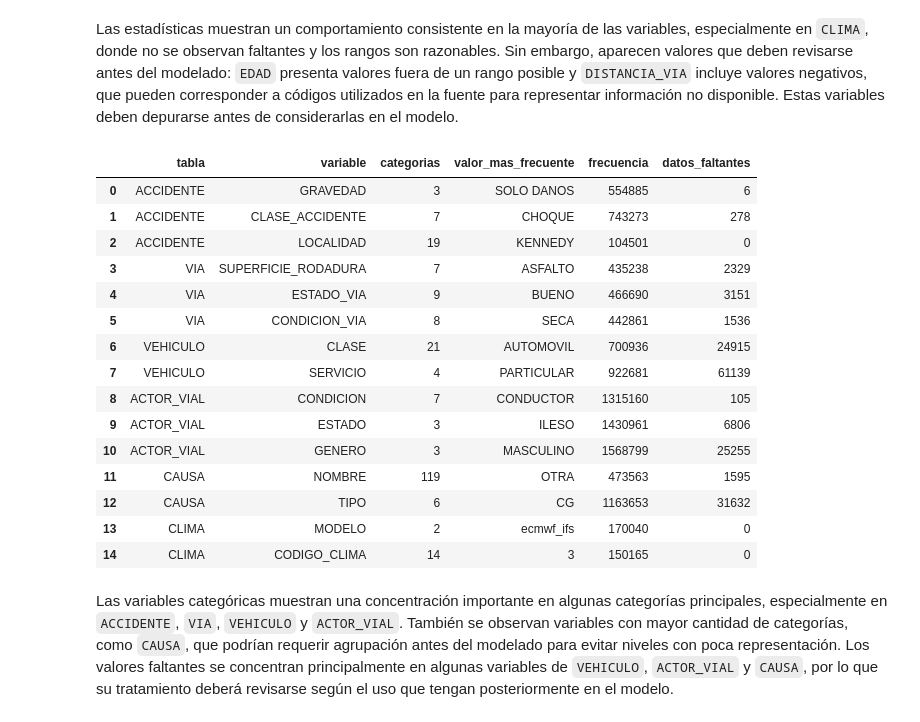
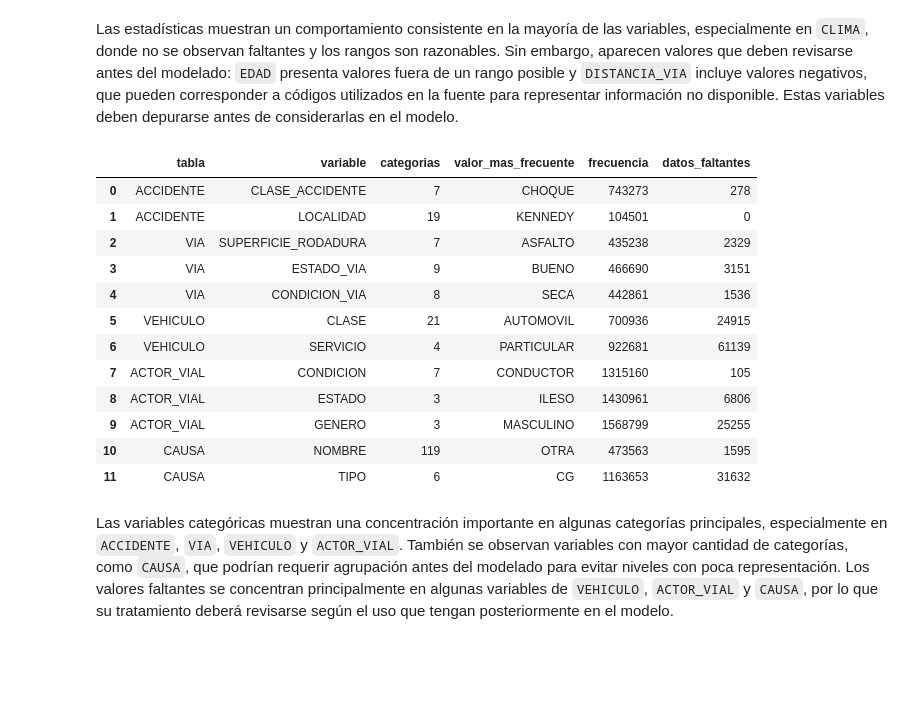
Before and after one commit to carlossil05/Prediruta, a Jupyter notebook: data/limpieza_estructuracion_bd.ipynb, the cells around one changed output. Cells and saved outputs as stored; diff of their text form; code cells hidden in the pictures; blank space fills up the shorter version.

```diff
--- a/data/limpieza_estructuracion_bd.ipynb
+++ b/data/limpieza_estructuracion_bd.ipynb
@@ -783,7 +818,7 @@ FECHA_SONDA_IFS = pd.Timestamp('2020-01-01') # Fecha de referencia para la sonda
 RUTA_NODOS_IFS = CACHE_CLIMA / 'nodos_ecmwf_ifs_bogota.csv' # Ruta para almacenar los nodos ECMWF IFS identificados sobre Bogotá
 VARIABLES_CLIMA = [ # Lista de variables climáticas a descargar desde la API de Open-Meteo
     'temperature_2m','relative_humidity_2m','apparent_temperature',
-    'precipitation','rain','weather_code','cloud_cover','surface_pressure',
+    'precipitation','rain','cloud_cover','surface_pressure',
     'wind_speed_10m','wind_direction_10m',
 ]
 # %%
@@ -1337,14 +1389,13 @@ relacion_accidente_clima = (
 clima_final = clima.loc[clima['temperature_2m'].notna()].rename(columns={
     'temperature_2m':'TEMPERATURA_2M','relative_humidity_2m':'HUMEDAD_RELATIVA_2M',
     'apparent_temperature':'SENSACION_TERMICA','precipitation':'PRECIPITACION','rain':'LLUVIA',
-    'weather_code':'CODIGO_CLIMA','cloud_cover':'NUBOSIDAD','surface_pressure':'PRESION_SUPERFICIE',
+    'cloud_cover':'NUBOSIDAD','surface_pressure':'PRESION_SUPERFICIE',
     'wind_speed_10m':'VELOCIDAD_VIENTO_10M','wind_direction_10m':'DIRECCION_VIENTO_10M',
 })[[
-    'CLIMA_ID','FECHA_HORA_CLIMA','LATITUD_CELDA','LONGITUD_CELDA',
-    'LATITUD_MODELO','LONGITUD_MODELO','ELEVACION_MODELO_M',
+    'CLIMA_ID','FECHA_HORA_CLIMA',
     'TEMPERATURA_2M','HUMEDAD_RELATIVA_2M','SENSACION_TERMICA','PRECIPITACION','LLUVIA',
-    'CODIGO_CLIMA','NUBOSIDAD','PRESION_SUPERFICIE','VELOCIDAD_VIENTO_10M',
-    'DIRECCION_VIENTO_10M','MODELO','FUENTE'
+    'NUBOSIDAD','PRESION_SUPERFICIE','VELOCIDAD_VIENTO_10M',
+    'DIRECCION_VIENTO_10M'
 ]].drop_duplicates('CLIMA_ID')
 # %% [markdown]
 ### Resultado de la construcción de `CLIMA`
@@ -1450,19 +1496,16 @@ En esta etapa se construye la tabla final de `ACCIDENTE` a partir de los registr
 # %%
+# Creación de la variable objetivo antes de retirar GRAVEDAD del conjunto final
+a['OBJETIVO_GRAVE'] = normalizar_categoria(a['GRAVEDAD']).ne('SOLO DANOS').astype('int8')
+
 # Creación de la tabla final de ACCIDENTE con registros únicos por accidente y su relación con la tabla CLIMA
 accidente_final = a.loc[a['REGISTRO_UTILIZABLE'], [
-    'ACCIDENTE_ID','FORMULARIO','FECHA_HORA','LATITUD','LONGITUD','DIRECCION','GRAVEDAD',
-    'CLASE_ACC','LOCALIDAD','BARRIO','CIV','PK_CALZADA','MVINOMBRE','DISTANCIA_VIA'
-]].rename(columns={'CLASE_ACC':'CLASE_ACCIDENTE','MVINOMBRE':'VIA_CERCANA'})
+    'ACCIDENTE_ID','FECHA_HORA','LATITUD','LONGITUD','CLASE_ACC','LOCALIDAD',
+    'OBJETIVO_GRAVE'
+]].rename(columns={'CLASE_ACC':'CLASE_ACCIDENTE'})
 accidente_final = accidente_final.merge(
     relacion_accidente_clima, on='ACCIDENTE_ID', how='left', validate='1:1'
 )
-# Creación de columnas adicionales para análisis temporal y categórico
-accidente_final['ANIO'] = accidente_final['FECHA_HORA'].dt.year
-accidente_final['MES'] = accidente_final['FECHA_HORA'].dt.month
-accidente_final['DIA_SEMANA'] = accidente_final['FECHA_HORA'].dt.dayofweek
-accidente_final['HORA'] = accidente_final['FECHA_HORA'].dt.hour
-accidente_final['ES_FIN_SEMANA'] = accidente_final['DIA_SEMANA'].isin([5,6]).astype('int8')
-accidente_final['OBJETIVO_GRAVE'] = normalizar_categoria(accidente_final['GRAVEDAD']).ne('SOLO DANOS').astype('int8')
+# Las variables temporales se derivarán de FECHA_HORA durante el modelado.
 # %%
 # Resumen de la depuración de registros de la tabla ACCIDENTE y su relación con la tabla CLIMA
 resultado_accidente_final = pd.DataFrame([
@@ -1498,7 +1540,7 @@ En esta etapa se revisan las principales variables numéricas y categóricas de
 # %%
 # Resumen de estadísticas descriptivas de las variables numéricas de las tablas finales
 variables_numericas = {
-    'ACCIDENTE': (accidente_final, ['LATITUD','LONGITUD','DISTANCIA_VIA','ANIO','MES','HORA']),
+    'ACCIDENTE': (accidente_final, ['LATITUD','LONGITUD']),
     'VIA': (via_final, ['N_CALZADAS','N_CARRILES']),
     'ACTOR_VIAL': (actor_final, ['EDAD']),
     'CLIMA': (clima_final, [
@@ -1545,47 +1583,43 @@ Las estadísticas muestran un comportamiento consistente en la mayoría de las v
 # %%
 # Resumen de estadísticas descriptivas de las variables categóricas de las tablas finales
 variables_categoricas = {
-    'ACCIDENTE': (accidente_final, ['GRAVEDAD','CLASE_ACCIDENTE','LOCALIDAD']),
+    'ACCIDENTE': (accidente_final, ['CLASE_ACCIDENTE','LOCALIDAD']),
     'VIA': (via_final, ['SUPERFICIE_RODADURA','ESTADO_VIA','CONDICION_VIA']),
     'VEHICULO': (vehiculo_final, ['CLASE','SERVICIO']),
     'ACTOR_VIAL': (actor_final, ['CONDICION','ESTADO','GENERO']),
     'CAUSA': (causa_final, ['NOMBRE','TIPO']),
-    'CLIMA': (clima_final, ['MODELO','CODIGO_CLIMA']),
 }
 
 resumen_categorias = []
 for nombre, (tabla, variables) in variables_categoricas.items():
     for variable in variables:
         conteo = tabla[variable].value_counts(dropna=False)
         resumen_categorias.append([
             nombre, variable, tabla[variable].nunique(dropna=True),
             conteo.index[0] if len(conteo) else pd.NA,
             conteo.iloc[0] if len(conteo) else 0,
             tabla[variable].isna().sum(),
         ])
 
 resumen_categorias = pd.DataFrame(resumen_categorias, columns=[
     'tabla','variable','categorias','valor_mas_frecuente','frecuencia','datos_faltantes'
 ])
 
 display(resumen_categorias)
 # %% [output]
 |  | tabla | variable | categorias | valor_mas_frecuente | frecuencia | datos_faltantes |
-| 0 | ACCIDENTE | GRAVEDAD | 3 | SOLO DANOS | 554885 | 6 |
-| 1 | ACCIDENTE | CLASE_ACCIDENTE | 7 | CHOQUE | 743273 | 278 |
-| 2 | ACCIDENTE | LOCALIDAD | 19 | KENNEDY | 104501 | 0 |
-| 3 | VIA | SUPERFICIE_RODADURA | 7 | ASFALTO | 435238 | 2329 |
-| 4 | VIA | ESTADO_VIA | 9 | BUENO | 466690 | 3151 |
-| 5 | VIA | CONDICION_VIA | 8 | SECA | 442861 | 1536 |
-| 6 | VEHICULO | CLASE | 21 | AUTOMOVIL | 700936 | 24915 |
-| 7 | VEHICULO | SERVICIO | 4 | PARTICULAR | 922681 | 61139 |
-| 8 | ACTOR_VIAL | CONDICION | 7 | CONDUCTOR | 1315160 | 105 |
-| 9 | ACTOR_VIAL | ESTADO | 3 | ILESO | 1430961 | 6806 |
-| 10 | ACTOR_VIAL | GENERO | 3 | MASCULINO | 1568799 | 25255 |
-| 11 | CAUSA | NOMBRE | 119 | OTRA | 473563 | 1595 |
-| 12 | CAUSA | TIPO | 6 | CG | 1163653 | 31632 |
-| 13 | CLIMA | MODELO | 2 | ecmwf_ifs | 170040 | 0 |
-| 14 | CLIMA | CODIGO_CLIMA | 14 | 3 | 150165 | 0 |
+| 0 | ACCIDENTE | CLASE_ACCIDENTE | 7 | CHOQUE | 743273 | 278 |
+| 1 | ACCIDENTE | LOCALIDAD | 19 | KENNEDY | 104501 | 0 |
+| 2 | VIA | SUPERFICIE_RODADURA | 7 | ASFALTO | 435238 | 2329 |
+| 3 | VIA | ESTADO_VIA | 9 | BUENO | 466690 | 3151 |
+| 4 | VIA | CONDICION_VIA | 8 | SECA | 442861 | 1536 |
+| 5 | VEHICULO | CLASE | 21 | AUTOMOVIL | 700936 | 24915 |
+| 6 | VEHICULO | SERVICIO | 4 | PARTICULAR | 922681 | 61139 |
+| 7 | ACTOR_VIAL | CONDICION | 7 | CONDUCTOR | 1315160 | 105 |
+| 8 | ACTOR_VIAL | ESTADO | 3 | ILESO | 1430961 | 6806 |
+| 9 | ACTOR_VIAL | GENERO | 3 | MASCULINO | 1568799 | 25255 |
+| 10 | CAUSA | NOMBRE | 119 | OTRA | 473563 | 1595 |
+| 11 | CAUSA | TIPO | 6 | CG | 1163653 | 31632 |
 # %% [markdown]
 Las variables categóricas muestran una concentración importante en algunas categorías principales, especialmente en `ACCIDENTE`, `VIA`, `VEHICULO` y `ACTOR_VIAL`. También se observan variables con mayor cantidad de categorías, como `CAUSA`, que podrían requerir agrupación antes del modelado para evitar niveles con poca representación. Los valores faltantes se concentran principalmente en algunas variables de `VEHICULO`, `ACTOR_VIAL` y `CAUSA`, por lo que su tratamiento deberá revisarse según el uso que tengan posteriormente en el modelo.
 # %% [markdown]
```
Also changed, not shown: parts of 31 cells of this notebook, 4 other files.
